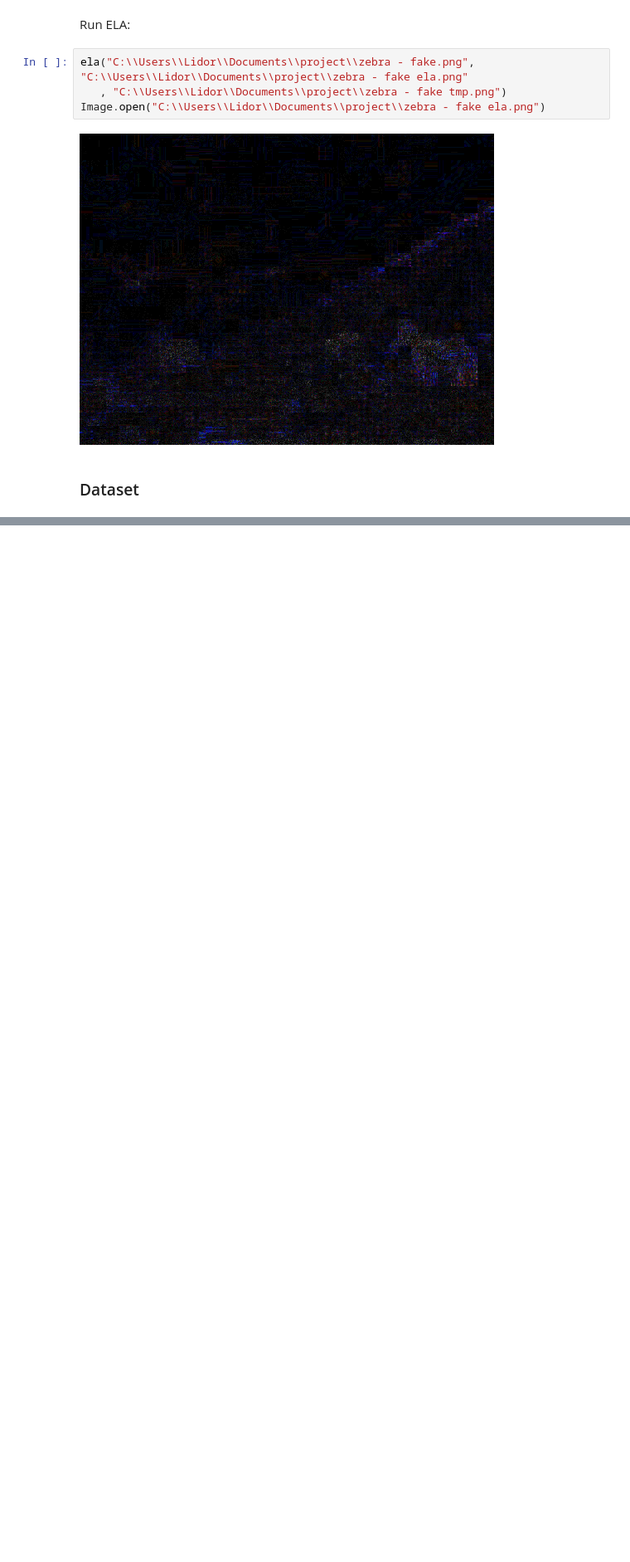
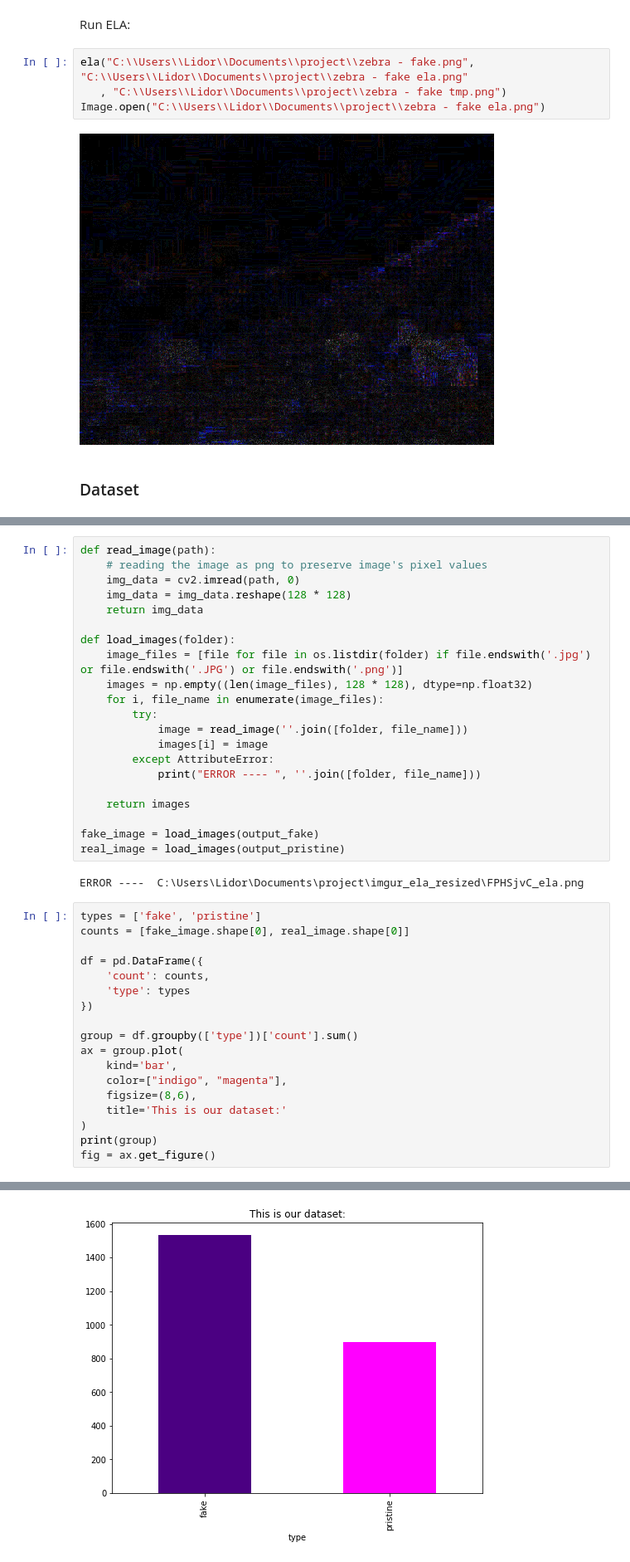
Before and after one commit to BaLidor/project, a Jupyter notebook: project idea.ipynb, the cells around one changed output, grey strips where cells are left out. Shown at 83% size. Cells and saved outputs as stored; diff of their text form; blank space fills up the shorter version.

```diff
--- a/project idea.ipynb
+++ b/project idea.ipynb
@@ -83,0 +280,42 @@ In case I don't find one, I guess I'll just download them off a webpage (guess I
+# %%
+def read_image(path):
+    # reading the image as png to preserve image's pixel values
+    img_data = cv2.imread(path, 0)
+    img_data = img_data.reshape(128 * 128)
+    return img_data
+
+def load_images(folder):
+    image_files = [file for file in os.listdir(folder) if file.endswith('.jpg') or file.endswith('.JPG') or file.endswith('.png')]
+    images = np.empty((len(image_files), 128 * 128), dtype=np.float32)
+    for i, file_name in enumerate(image_files):
+        try:
+            image = read_image(''.join([folder, file_name]))
+            images[i] = image
+        except AttributeError:
+            print("ERROR ---- ", ''.join([folder, file_name]))
+
+    return images
+
+fake_image = load_images(output_fake)
+real_image = load_images(output_pristine)
+# %% [output]
+ERROR ----  C:\Users\Lidor\Documents\project\imgur_ela_resized\FPHSjvC_ela.png
+# %%
+types = ['fake', 'pristine']
+counts = [fake_image.shape[0], real_image.shape[0]]
+
+df = pd.DataFrame({
+    'count': counts,
+    'type': types
+})
+
+group = df.groupby(['type'])['count'].sum()
+ax = group.plot(
+    kind='bar',
+    color=["indigo", "magenta"],
+    figsize=(8,6),
+    title='This is our dataset:'
+)
+print(group)
+fig = ax.get_figure()
+# %% [output]
@@ -83,0 +326 @@ In case I don't find one, I guess I'll just download them off a webpage (guess I
+[figure, added]
```
Also changed, not shown: parts of 20 cells of this notebook.
